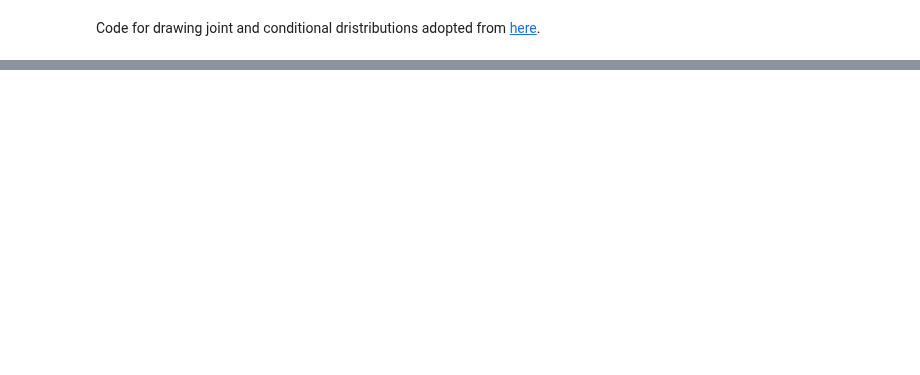
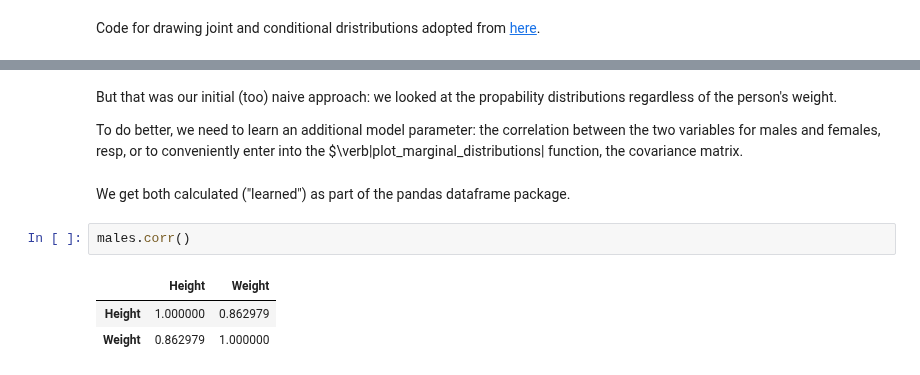
Before and after one commit to WelfLowe/ML4non-programmers, a Jupyter notebook: AI_Technology_Introduction.ipynb, the cells around one changed output, grey strips where cells are left out. Cells and saved outputs as stored; diff of their text form; blank space fills up the shorter version.

Commit message:
Added cond prob w corr model

```diff
--- a/AI_Technology_Introduction.ipynb
+++ b/AI_Technology_Introduction.ipynb
@@ -498 +508,13 @@ plot_marginal_distributions(np.c_[mu_m], cov_m, welf)
 (175.32691860193597, 7.272212730459375, 84.83105736611134, 8.971676137452457)
+# %% [markdown]
+But that was our initial (too) naive approach: we looked at the propability distributions regardless of the person's weight.
+
+To do better, we need to learn an additional model parameter: the correlation between the two variables for males and females, resp, or to conveniently enter into the $\verb|plot_marginal_distributions| function, the covariance matrix.
+# %% [markdown]
+We get both calculated ("learned") as part of the pandas dataframe package.
+# %%
+males.corr()
+# %% [output]
+|  | Height | Weight |
+| Height | 1.000000 | 0.862979 |
+| Weight | 0.862979 | 1.000000 |
```
Also changed, not shown: parts of 23 cells of this notebook.
